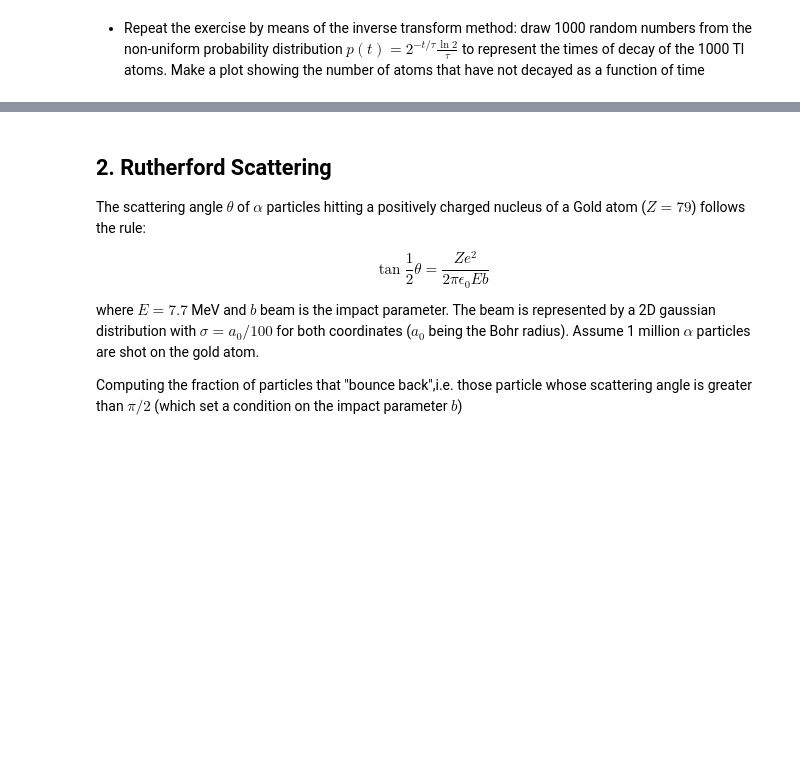
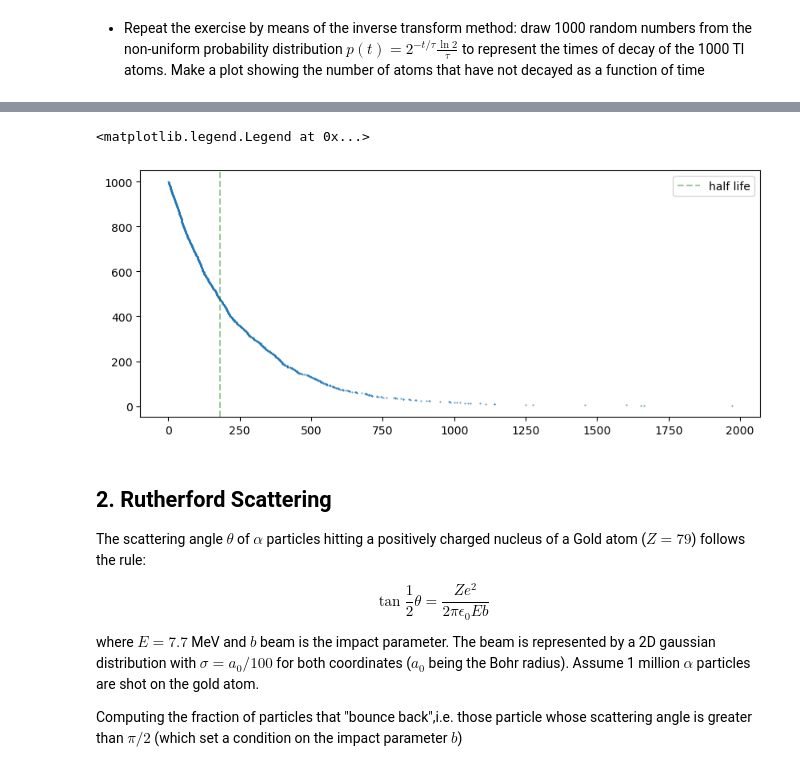
Before and after one commit to seccobenedetto/LCPA, a Jupyter notebook: 10ex_MonteCarlo.ipynb, the cells around one changed output, grey strips where cells are left out. Saved outputs shown, nothing was run; the diff lists cells and outputs as text; code cells hidden in the pictures; blank space fills up the shorter version.

```diff
--- a/10ex_MonteCarlo.ipynb
+++ b/10ex_MonteCarlo.ipynb
@@ -42,37 +40,2 @@ plt.legend()
-# %%
-# METHOD WITH ACCEPT-REJECT (MAYBE WRONG IDEA)
-
-# we use reject-sampling with g(x) = 1/time_sim, M = time_sim, f(x) = p(x)
-def acc_nega(tau, time_sim):
-    x = npr.rand()*time_sim
-    u = npr.rand()
-    # f(x) / (M * g(x)) = f(x)
-    if u <= 1-2**(-x/tau):
-        acc_nega.tl -=1
-        acc_nega.pb +=1
-
-# definiamo gli attributi iniziali di acc_nega:
-acc_nega.tl = 1000
-acc_nega.pb = 0
-tau = 3.052*60   # emilife in seconds
-tl = []          # number of talliums in time
-pb = []
-time_sim = 50    # simulation time in seconds
-
-# let's run the algorithm: for each time step i check if each tallium is decayed
-for i in range(time_sim):
-    for j in range(acc_nega.tl):
-        #print(acc_nega.tl)
-        acc_nega(tau, time_sim)
-    #print('finished a time step')
-    tl.append( acc_nega.tl )
-    pb.append( acc_nega.pb )
-    #print(acc_nega.tl)
-print("valori finali tallio e piombo:", acc_nega.tl, acc_nega.pb)
-
-# plot:
-plt.figure(figsize=(4,3))
-plt.plot( list(range(time_sim)) , tl, 'o', markersize=3)
-plt.plot( list(range(time_sim)) , pb, 'ro', markersize=3)
 # %% [markdown]
 * Repeat the exercise by means of the inverse transform method: draw 1000 random numbers from the non-uniform probability distribution $p(t)=2^{-t/\tau}\frac{\ln 2}{\tau}$ to represent the times of decay of the 1000 Tl atoms. Make a plot showing the number of atoms that have not decayed as a function of time
@@ -97,3 +52,15 @@ plt.plot(t_ord, tl, '.', markersize=0.3)
+# %%
+z = npr.uniform(0,1, 1000)
+t = -tau * ( np.log(1-z) / np.log(2) )   # times of decay!!
+t_sorted = np.sort(t)[::-1]
+y = np.arange(1,1001, 1)
+plt.figure(figsize=(10,4))
+plt.plot(t_sorted, y, '.', markersize=0.8)
+plt.axvline(180, label='half life', color='green', linestyle='--', alpha=0.4)
+plt.legend()
+# %% [output]
+<matplotlib.legend.Legend at 0x...>
+[figure, added]
 # %% [markdown]
 ## 2\. **Rutherford Scattering**
 
```
Also changed, not shown: parts of 16 cells of this notebook, 2 other files.
